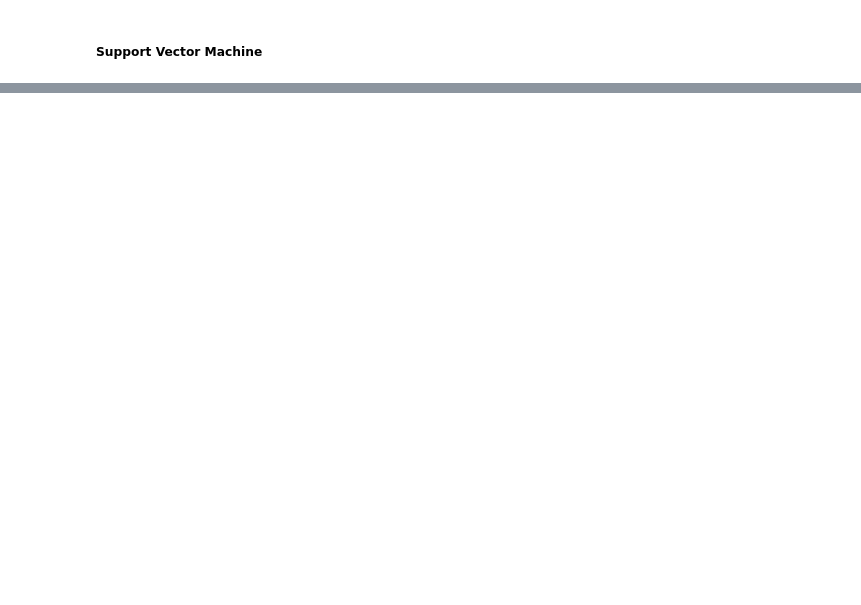
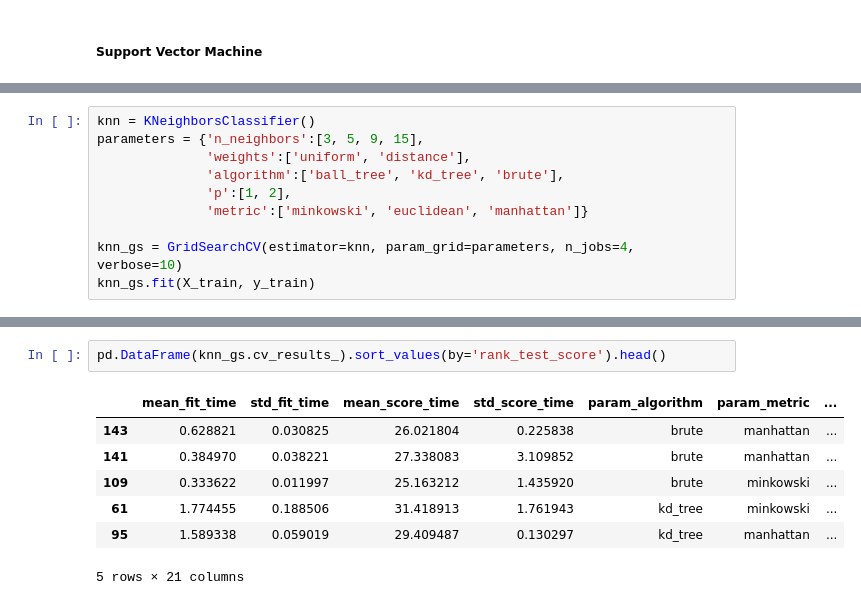
Before and after one commit to matthewzapata/twitter-trigger-warnings, a Jupyter notebook: trigger_warnings.ipynb, the cells around one changed output, grey strips where cells are left out. Cells and saved outputs as stored; diff of their text form; blank space fills up the shorter version.

```diff
--- a/trigger_warnings.ipynb
+++ b/trigger_warnings.ipynb
@@ -1278,0 +1380,10 @@ Score: 0.5908453993460999
+# %%
+knn = KNeighborsClassifier()
+parameters = {'n_neighbors':[3, 5, 9, 15],
+              'weights':['uniform', 'distance'],
+              'algorithm':['ball_tree', 'kd_tree', 'brute'],
+              'p':[1, 2],
+              'metric':['minkowski', 'euclidean', 'manhattan']}
+
+knn_gs = GridSearchCV(estimator=knn, param_grid=parameters, n_jobs=4, verbose=10)
+knn_gs.fit(X_train, y_train)
@@ -1278,0 +1418,10 @@ Score: 0.5908453993460999
+# %%
+pd.DataFrame(knn_gs.cv_results_).sort_values(by='rank_test_score').head()
+# %% [output]
+|  | mean_fit_time | std_fit_time | mean_score_time | std_score_time | param_algorithm | param_metric | ... |
+| 143 | 0.628821 | 0.030825 | 26.021804 | 0.225838 | brute | manhattan | ... |
+| 141 | 0.384970 | 0.038221 | 27.338083 | 3.109852 | brute | manhattan | ... |
+| 109 | 0.333622 | 0.011997 | 25.163212 | 1.435920 | brute | minkowski | ... |
+| 61 | 1.774455 | 0.188506 | 31.418913 | 1.761943 | kd_tree | minkowski | ... |
+| 95 | 1.589338 | 0.059019 | 29.409487 | 0.130297 | kd_tree | manhattan | ... |
+5 rows × 21 columns
```
Also changed, not shown: parts of 18 cells of this notebook.
